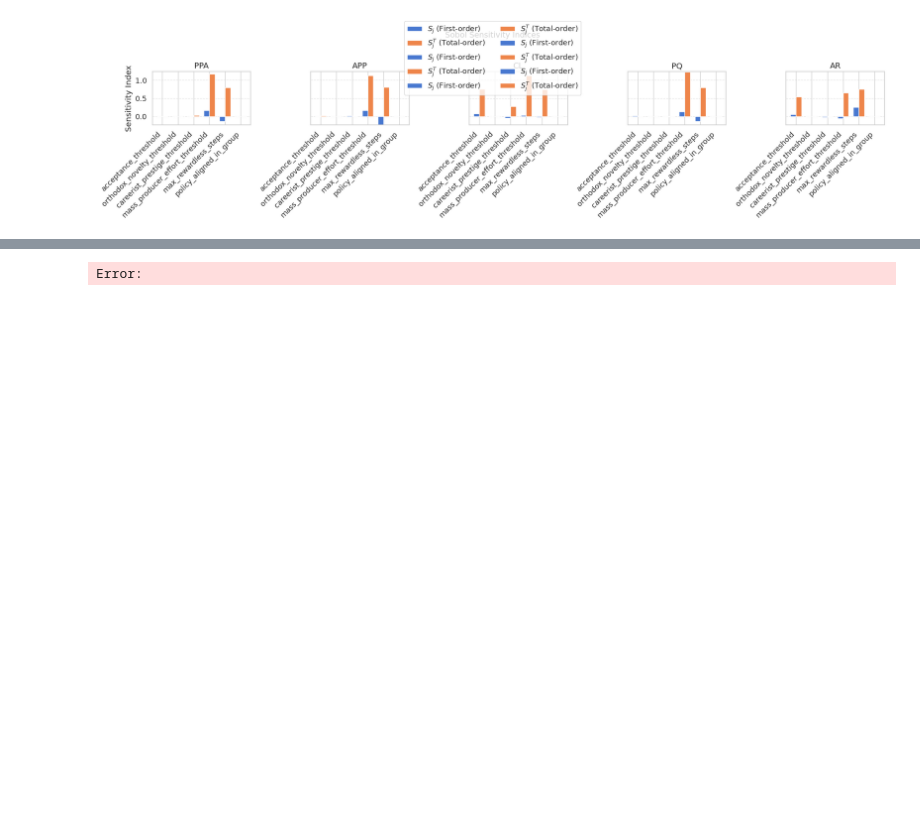
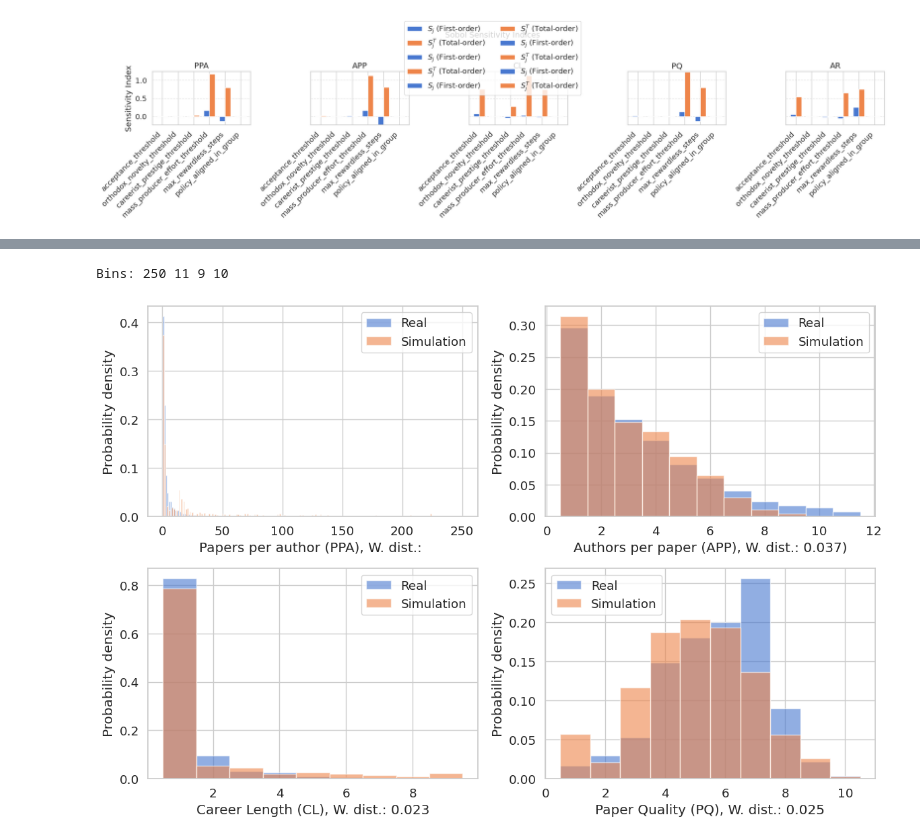
Before and after one commit to Christof93/scientific-collaboration-marl, a Jupyter notebook: visualizations.ipynb, the cells around one changed output, grey strips where cells are left out. Cells and saved outputs as stored; diff of their text form; code cells hidden in the pictures; blank space fills up the shorter version.

```diff
--- a/visualizations.ipynb
+++ b/visualizations.ipynb
@@ -1533,7 +1507,7 @@ def plot_calibration_overlays(real_data, sim_data, outfile=None):
     (same number of bins per metric).
     """
     # ('PPA dist: 0.00404, ', 'APP dist: 0.03779, ', 'LS dist: 0.02393, ', 'PQ dist: 0.02507, ', 'AR dist 0.12352')
-    print(round(wasserstein_distance(real_data, real_data), 3))
+    # print(round(wasserstein_distance(real_data, real_data), 3))
     metrics = [
         ("papers_per_author", "", f"Papers per author (PPA), W. dist.: "),
         ("authors_per_paper", "", f"Authors per paper (APP), W. dist.: 0.037)"),
@@ -1563,20 +1537,25 @@ def plot_calibration_overlays(real_data, sim_data, outfile=None):
 # =============== cumulated histograms through all seeds =================================
 
 # === Load real data (unchanged) ===
-real_papers_per_author = np.load("../papers_per_author.npy")
-real_authors_per_paper = np.load("../authors_per_paper.npy")
-real_lifespan = np.load("../author_lifespan.npy")
-real_quality = np.load("../quality_histogram.npy")
+real_papers_per_author = np.load("papers_per_author.npy")
+real_authors_per_paper = np.load("authors_per_paper.npy")
+real_lifespan = np.load("author_lifespan.npy")
+real_quality = np.load("quality_histogram.npy")
 
 # === Load simulation data across all 10 seeds ===
 all_sim_data = {"papers_per_author": [], "authors_per_paper": [], "lifespan": [], "quality": []}
 
-for seed in range(10):
-    with open(f"../log/balanced_multiply_seed{seed}_projects.json", "r") as f:
-        run_projects = json.load(f)
-    sim_data = build_stats(run_projects)
-    for key in all_sim_data.keys():
-        all_sim_data[key].extend(sim_data[key])
+# for seed in range(10):
+#     with open(f"../log/balanced_multiply_seed{seed}_projects.json", "r") as f:
+#         run_projects = json.load(f)
+#     sim_data = build_stats(run_projects)
+#     for key in all_sim_data.keys():
+#         all_sim_data[key].extend(sim_data[key])
+with open(f"log/balanced_multiply_seed42_projects.json", "r") as f:
+    run_projects = json.load(f)
+sim_data = build_stats(run_projects)
+for key in all_sim_data.keys():
+    all_sim_data[key].extend(sim_data[key])
 
 # Convert to numpy arrays
 for key in all_sim_data:
@@ -1607,32 +1586,33 @@ sim_hists["papers_per_author"], sim_centers["papers_per_author"] = counts, cente
 
 counts, centers = build_normalized_hist(all_sim_data["authors_per_paper"], n_bins_app)
 sim_hists["authors_per_paper"], sim_centers["authors_per_paper"] = counts, centers
 
 counts, centers = build_normalized_hist(all_sim_data["lifespan"], n_bins_ls)
 sim_hists["lifespan"], sim_centers["lifespan"] = counts, centers
 
 counts, centers = build_normalized_hist(all_sim_data["quality"], n_bins_q)
 sim_hists["quality"], sim_centers["quality"] = counts, centers
 
 # === Build histograms for real data ===
 real_data = {}
 real_centers = {}
 
 counts, centers = build_normalized_hist(truncate_right_tail(real_papers_per_author, max_value=n_bins_ppa), n_bins_ppa)
 real_data["papers_per_author"], real_centers["papers_per_author"] = counts, centers
 
 counts, centers = build_normalized_hist(truncate_right_tail(real_authors_per_paper[real_authors_per_paper > 0], max_value=n_bins_app), n_bins_app)
 real_data["authors_per_paper"], real_centers["authors_per_paper"] = counts, centers
 
 counts, centers = build_normalized_hist(real_lifespan, n_bins_ls)
 real_data["lifespan"], real_centers["lifespan"] = counts, centers
 
 counts, centers = build_normalized_hist(real_quality, n_bins_q)
 real_data["quality"], real_centers["quality"] = counts, centers
 
-real_data["acceptance"] = np.load("../acceptance_histogram.npy")
+real_data["acceptance"] = np.load("acceptance_histogram.npy")
 
 # === Plot overlays ===
 plot_calibration_overlays(real_data, sim_hists, outfile="calibration_overlay.png")
 # %% [output]
-Error:
+Bins: 250 11 9 10
+[figure, added]
```
Also changed, not shown: parts of 7 cells of this notebook, 1 other file.
